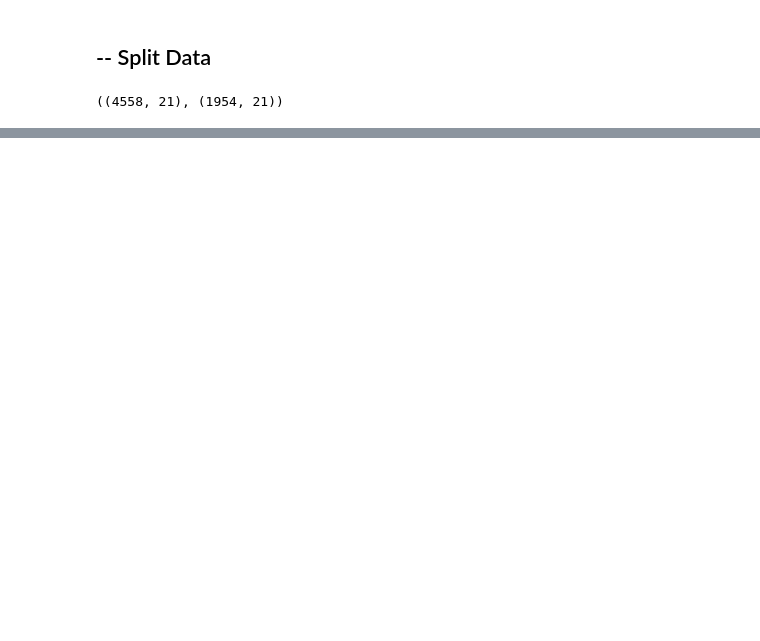
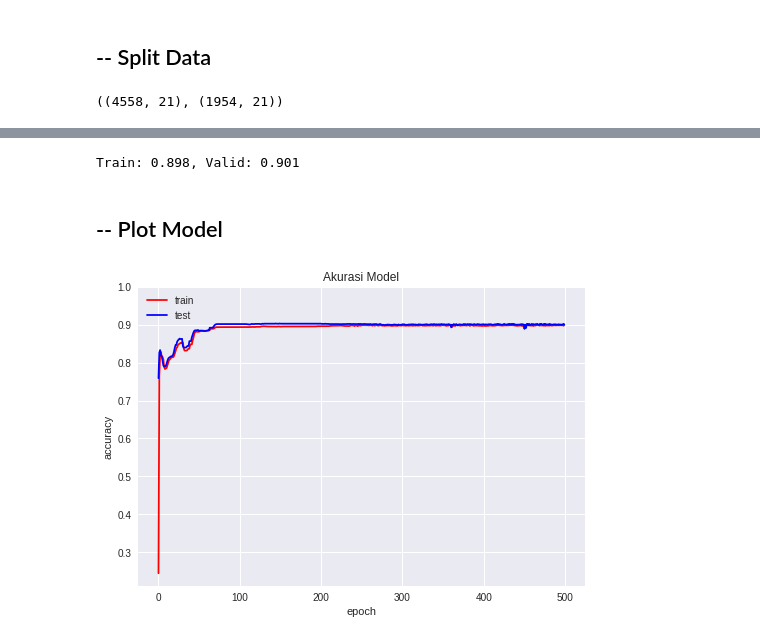
Before and after one commit to DocBot-Bangkit-2021/DocBot-MachineLearningModels, a Jupyter notebook: Covid-19/Covid19_Baseline_Model.ipynb, the cells around one changed output, grey strips where cells are left out. Saved outputs shown, nothing was run; the diff lists cells and outputs as text; code cells hidden in the pictures; blank space fills up the shorter version.

Commit message:
Add Data Modelling and Save the model Covid19_Baseline_Model.ipynb

```diff
--- a/Covid-19/Covid19_Baseline_Model.ipynb
+++ b/Covid-19/Covid19_Baseline_Model.ipynb
@@ -424,0 +448,11 @@ y_validate.count()
+# %%
+import tensorflow as tf
+
+model = tf.keras.Sequential([
+    tf.keras.layers.Dense(128, activation="relu", input_shape=features.shape),
+    tf.keras.layers.Dense(64, activation=tf.nn.relu),
+    tf.keras.layers.Dense(32, activation=tf.nn.relu),
+    tf.keras.layers.Dense(2, activation="sigmoid")
+])
+
+model.summary()
@@ -424,0 +476,17 @@ y_validate.count()
+# %%
+model.compile(
+    loss='binary_crossentropy',
+    optimizer='Adam',
+    metrics=['accuracy']
+)
+# %%
+class myCallback(tf.keras.callbacks.Callback):
+  def on_epoch_end(self, epoch, logs={}):
+    if(logs.get('accuracy') > 0.98):
+      print("\nAkurasi telah mencapai > 98%!")
+      self.model.stop_training = True
+callbacks = myCallback()
+# %%
+history = model.fit(X_train, y_train, validation_data=(X_validate, y_validate), epochs=500, batch_size=len(X_train), callbacks=[callbacks], verbose=1)
+
+history.history['accuracy'][-1]
@@ -424,0 +512,20 @@ y_validate.count()
+# %%
+_, train_acc = model.evaluate(X_train, y_train, verbose=0)
+_, valid_acc = model.evaluate(X_validate, y_validate, verbose=0)
+print('Train: %.3f, Valid: %.3f' % (train_acc, valid_acc))
+# %% [output]
+Train: 0.898, Valid: 0.901
+# %% [markdown]
+## -- Plot Model
+# %%
+import matplotlib.pyplot as plt
+plt.plot(history.history['accuracy'], color='red')
+plt.plot(history.history['val_accuracy'], color='blue')
+plt.ylim(top=1)
+plt.title('Akurasi Model')
+plt.ylabel('accuracy')
+plt.xlabel('epoch')
+plt.legend(['train', 'test'], loc='upper left')
+plt.show()
+# %% [output]
+[figure, added]
```
Also changed, not shown: parts of 27 cells of this notebook.
